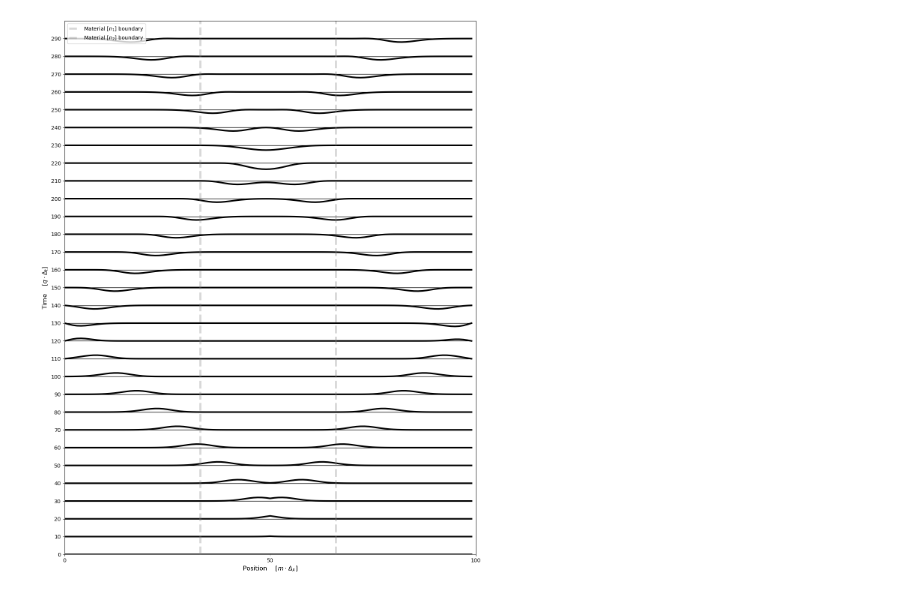
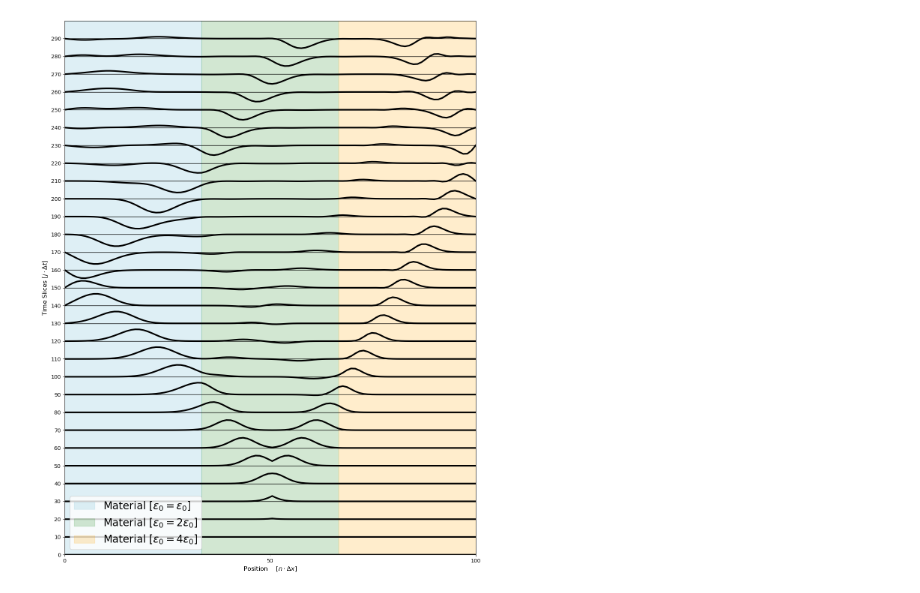
Before and after one commit to nwansbacher/maxwell, a Jupyter notebook: minimal_working_example.ipynb, the cells around one changed output. Saved outputs shown, nothing was run; the diff lists cells and outputs as text; code cells hidden in the pictures.

Commit message:
added color to distinguish boundaries

```diff
--- a/minimal_working_example.ipynb
+++ b/minimal_working_example.ipynb
@@ -7,58 +7,60 @@ from scipy.constants import epsilon_0, mu_0, c
 NT = 300 # time grid length
 NX = 100 # space grid length
 src_x = 50 # x position of source
-n2 = 1 # new medium at x = 33 rescaling
-n3 = 1 # new medium at x = 66
+n2 = 2 # new medium at x = 33 rescaling
+n3 = 4 # new medium at x = 66 rescaling
 
 Hy = np.zeros(NX)
 Ez = np.zeros(NX)
 Ez_T = np.zeros((NT, NX))
-src_d = 25
-src_w = 10
+src_d = 40
+src_w = 12
 
 e0 = np.ones(NX) * epsilon_0 # permittivity
-e0[int(NX/3):] = epsilon_0 * n2 # e0 after passing through boundary
+e0[int(NX/3):int(2*NX/3)] = epsilon_0 * n2 # e0 after passing through boundary
 e0[int(2*NX/3):] = epsilon_0 * n3 # e0 after passing through boundary
 
 u0 = mu_0 # permeability
 eta_0 = np.sqrt(u0 / e0) # impedance
-dx = 1e-3
+dx = 1e-4
 dt = dx / (2 * c)
 
 c_H = dt / (u0 * dx)  # update coeff for B-field
 c_E = dt / (e0 * dx)  # update coeff for E-field
-
 ## -- Running FDTD -- ##
 ## Note: did not write it to absorb energy at boundaries, so amplitudes are perfectly reflected at the edges
 
 for q in range(NT):
     Hy[:-1] += c_H * (Ez[1:] - Ez[:-1]) # update next Hy value
     Ez[1:-1] += c_E[1:-1] * (Hy[1:-1] - Hy[:-2]) # update next Ez value
-    Ez[src_x] += np.exp(-((q - src_d) / src_w) ** 2) #
+    Ez[src_x] += np.exp(-((q - src_d) / src_w) ** 2)
     Ez_T[q, :] = Ez
 
 plt.figure(figsize=(12, 15))
 time_steps = np.arange(0, NT, 10)
-amplitude_scale = 2.0 # rescales pulse height
+amplitude_scale = 4.0 # rescales pulse height
 
+x_grid = np.linspace(0,NX,NX)
 for q in time_steps:
     ez_profile = Ez_T[q, :] # extract pulse slice at qth timestep
-    plt.plot([0, NX-1], [q, q], color='black', linewidth=1, zorder=1)
-    plt.plot(ez_profile * amplitude_scale + q, color='black', linewidth=3, zorder=2)
+    plt.plot([0, NX], [q, q], color='black', linewidth=1)
+    plt.plot(x_grid, ez_profile * amplitude_scale + q, color='black', linewidth=3)
 
-plt.axvline(x=33,ls="--",color="gray",alpha=0.3,lw=4,label=r"Material [$n_1$] boundary")
-plt.axvline(x=66,ls="--",color="gray",alpha=0.3,lw=4,label=r"Material [$n_2$] boundary")
+plt.axvspan(0, NX/3, color="lightblue", alpha=0.4, label = "Material [$\epsilon_0 = \epsilon_0$]")
+plt.axvspan(NX/3, 2*NX/3, color="forestgreen", alpha=0.2, label = f"Material [$\epsilon_0 = {n2} \epsilon_0$]")
+plt.axvspan(2*NX/3, NX, color="orange", alpha=0.2, label = f"Material [$\epsilon_0 = {n3} \epsilon_0$]")
 
 plt.xlim(0, NX)
 plt.ylim(0, NT)
 plt.xticks([0, 50, 100])
 plt.yticks(time_steps)
+plt.xlim(0,100)
 
-plt.xlabel(r'Position    $[m \cdot \Delta_x]$', fontsize=12)
-plt.ylabel(r'Time    $[q \cdot \Delta_t]$', fontsize=12)
+plt.xlabel(r'Position    $[n \cdot \Delta x]$', fontsize=12)
+plt.ylabel(r'Time Slices $[j \cdot \Delta t]$', fontsize=12)
 
-plt.legend()
+plt.legend(fontsize=20,loc="lower left")
 plt.tight_layout()
 plt.show()
 # %% [output]
-[figure, old version]
+[figure, new version]
```
